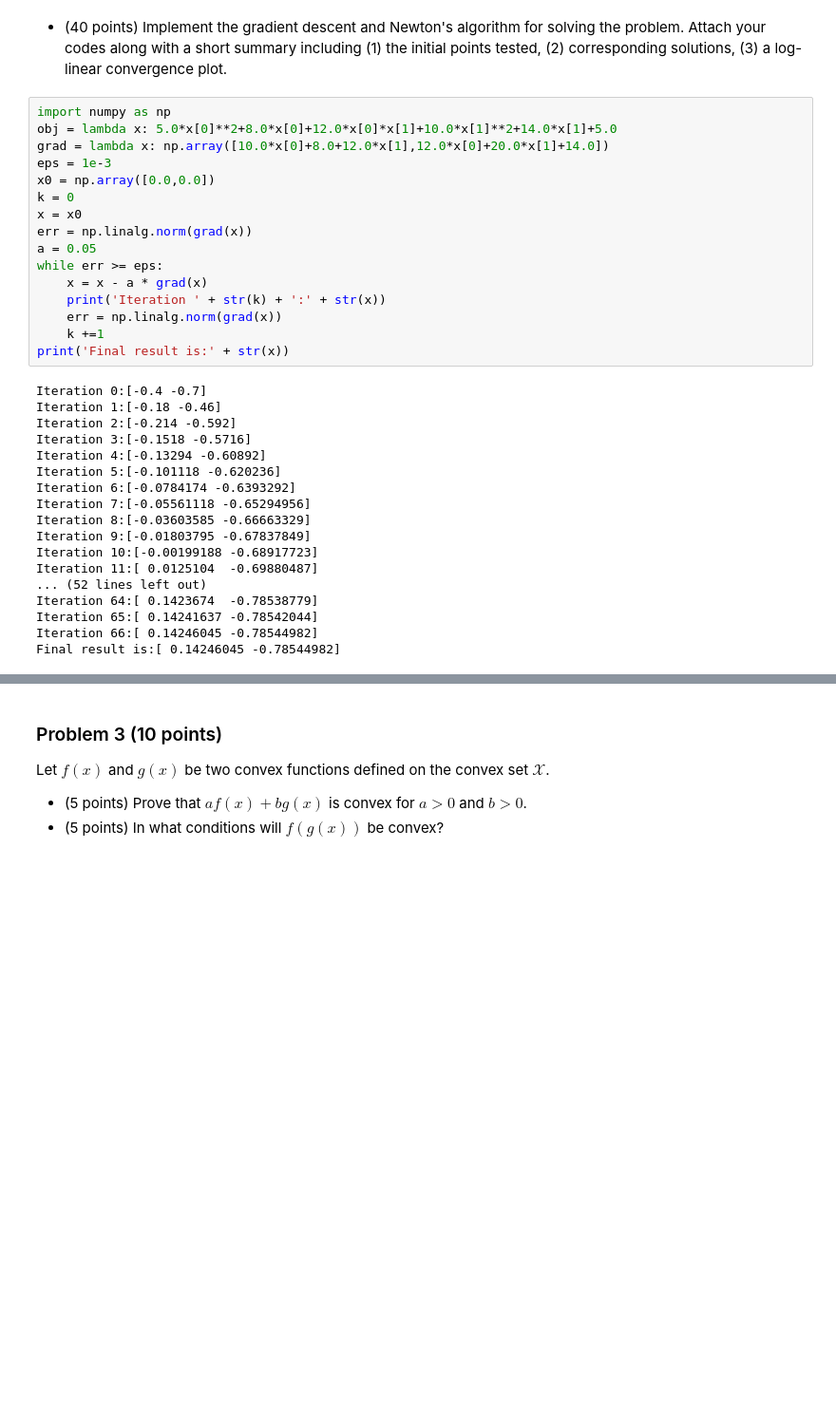
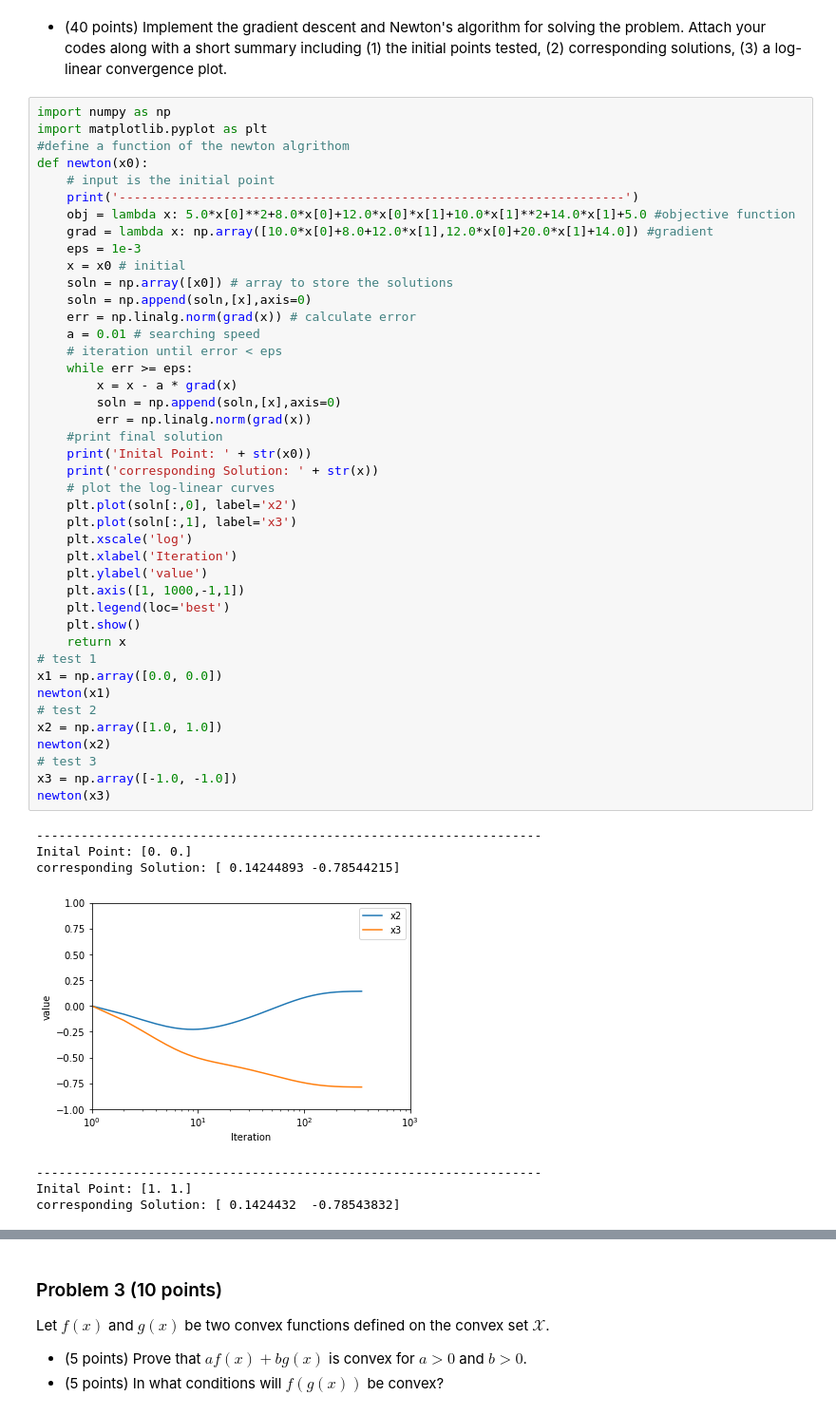
Before and after one commit to DesignInformaticsLab/DesignOptimization2021Fall, a Jupyter notebook: Homework/Homework 2.ipynb, the cells around one changed output, grey strips where cells are left out. Shown: that part at 95% size. Drawn from its saved outputs; the diff is of its cells as text; blank space fills up the shorter version.

```diff
--- a/Homework/Homework 2.ipynb
+++ b/Homework/Homework 2.ipynb
@@ -21,35 +21,51 @@ is a saddle (with indefinite Hessian). Find the directions of downslopes away fr
 * (40 points) Implement the gradient descent and Newton's algorithm for solving the problem. Attach your codes along with a short summary including (1) the initial points tested, (2) corresponding solutions, (3) a log-linear convergence plot.
 # %%
 import numpy as np
-obj = lambda x: 5.0*x[0]**2+8.0*x[0]+12.0*x[0]*x[1]+10.0*x[1]**2+14.0*x[1]+5.0
-grad = lambda x: np.array([10.0*x[0]+8.0+12.0*x[1],12.0*x[0]+20.0*x[1]+14.0])
-eps = 1e-3
-x0 = np.array([0.0,0.0])
-k = 0
-x = x0
-err = np.linalg.norm(grad(x))
-a = 0.05
-while err >= eps:
-    x = x - a * grad(x)
-    print('Iteration ' + str(k) + ':' + str(x))
-    err = np.linalg.norm(grad(x))
-    k +=1
-print('Final result is:' + str(x))
+import matplotlib.pyplot as plt
+#define a function of the newton algrithom
+def newton(x0):
+    # input is the initial point
+    print('--------------------------------------------------------------------')
+    obj = lambda x: 5.0*x[0]**2+8.0*x[0]+12.0*x[0]*x[1]+10.0*x[1]**2+14.0*x[1]+5.0 #objective function
+    grad = lambda x: np.array([10.0*x[0]+8.0+12.0*x[1],12.0*x[0]+20.0*x[1]+14.0]) #gradient
+    eps = 1e-3
+    x = x0 # initial
+    soln = np.array([x0]) # array to store the solutions
+    soln = np.append(soln,[x],axis=0)
+    err = np.linalg.norm(grad(x)) # calculate error
+    a = 0.01 # searching speed
+    # iteration until error < eps
+    while err >= eps:
+        x = x - a * grad(x)
+        soln = np.append(soln,[x],axis=0)
+        err = np.linalg.norm(grad(x))
+    #print final solution
+    print('Inital Point: ' + str(x0))
+    print('corresponding Solution: ' + str(x))
+    # plot the log-linear curves
+    plt.plot(soln[:,0], label='x2')
+    plt.plot(soln[:,1], label='x3')
+    plt.xscale('log')
+    plt.xlabel('Iteration')
+    plt.ylabel('value')
+    plt.axis([1, 1000,-1,1])
+    plt.legend(loc='best')
+    plt.show()
+    return x
+# test 1
+x1 = np.array([0.0, 0.0])
+newton(x1)
+# test 2
+x2 = np.array([1.0, 1.0])
+newton(x2)
+# test 3
+x3 = np.array([-1.0, -1.0])
+newton(x3)
 # %% [output]
-Iteration 0:[-0.4 -0.7]
-Iteration 1:[-0.18 -0.46]
-Iteration 2:[-0.214 -0.592]
-Iteration 3:[-0.1518 -0.5716]
-Iteration 4:[-0.13294 -0.60892]
-Iteration 5:[-0.101118 -0.620236]
-Iteration 6:[-0.0784174 -0.6393292]
-Iteration 7:[-0.05561118 -0.65294956]
-Iteration 8:[-0.03603585 -0.66663329]
-Iteration 9:[-0.01803795 -0.67837849]
-Iteration 10:[-0.00199188 -0.68917723]
-Iteration 11:[ 0.0125104  -0.69880487]
-... (52 lines left out)
-Iteration 64:[ 0.1423674  -0.78538779]
-Iteration 65:[ 0.14241637 -0.78542044]
-Iteration 66:[ 0.14246045 -0.78544982]
-Final result is:[ 0.14246045 -0.78544982]
+--------------------------------------------------------------------
+Inital Point: [0. 0.]
+corresponding Solution: [ 0.14244893 -0.78544215]
+[figure, added]
+--------------------------------------------------------------------
+Inital Point: [1. 1.]
+corresponding Solution: [ 0.1424432  -0.78543832]
```
Also changed, not shown: parts of 1 cell of this notebook.
